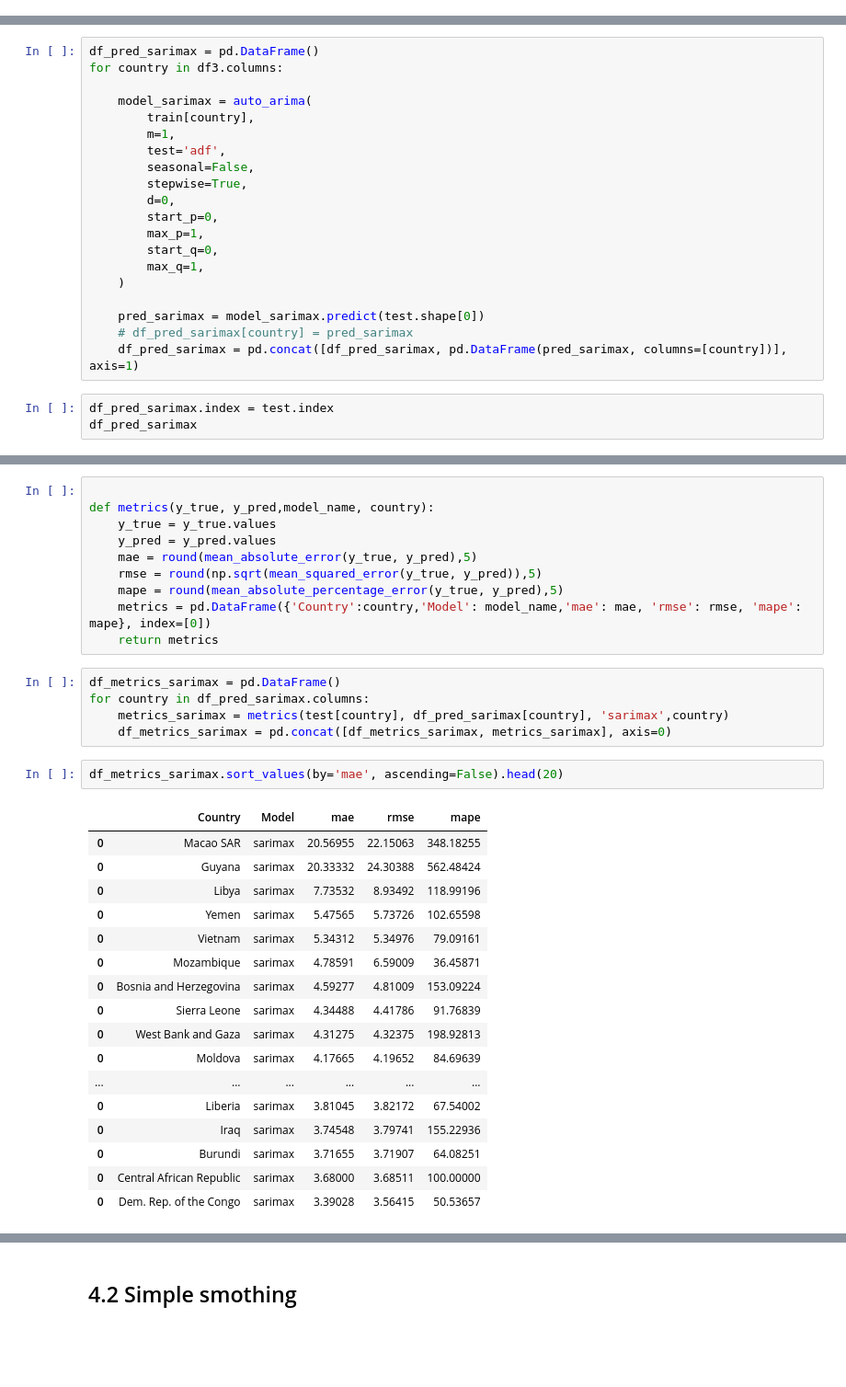
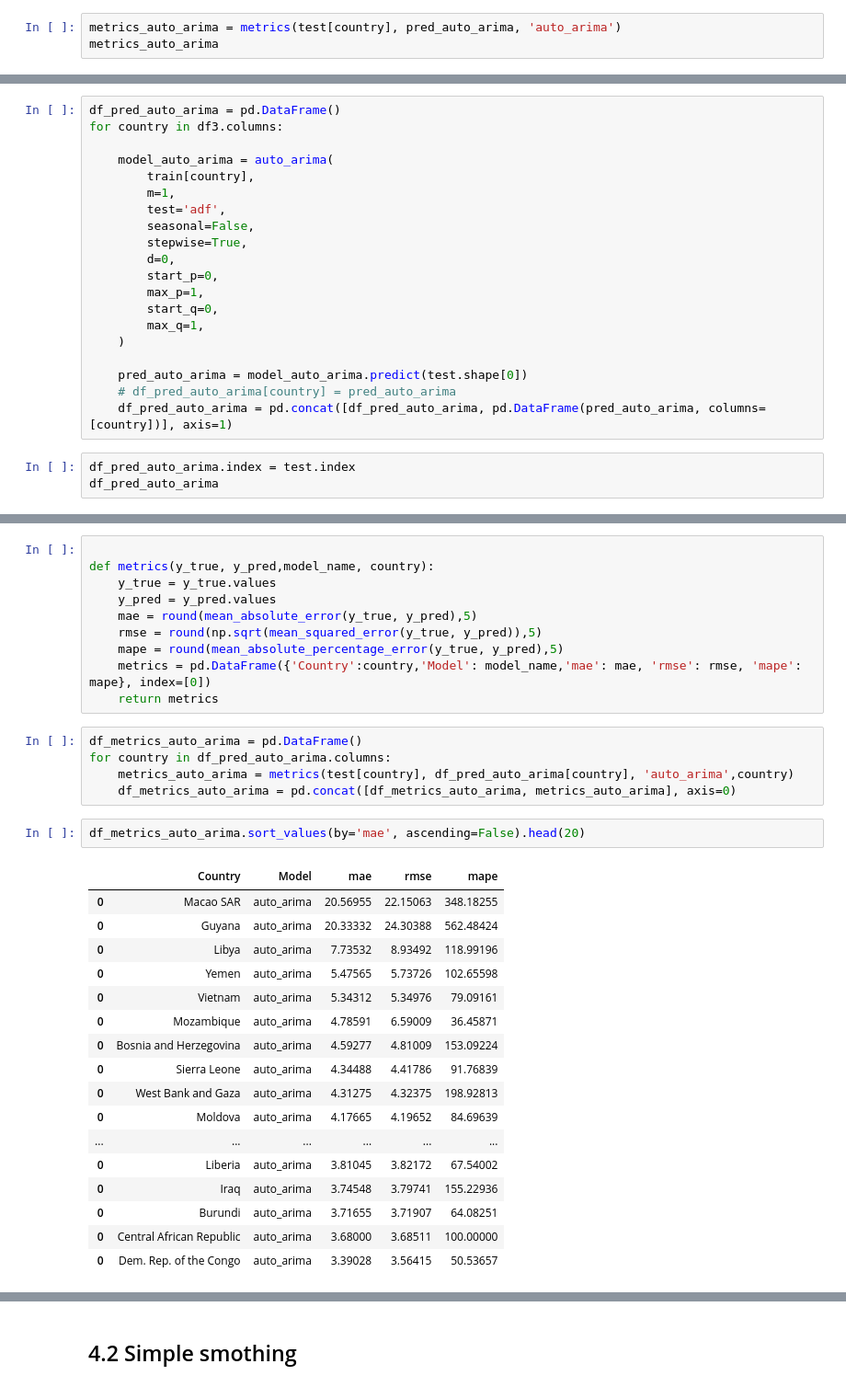
Before and after one commit to lavinomenezes/Desafio_DS_Series_Temporais, a Jupyter notebook: notebooks/desafio_ds_v01_time_series_analyses.ipynb, the cells around one changed output, grey strips where cells are left out. Shown at 92% size. Cells and saved outputs as stored; diff of their text form; blank space fills up the shorter version.

```diff
--- a/notebooks/desafio_df_v01_time_series_analyses.ipynb
+++ b/notebooks/desafio_ds_v01_time_series_analyses.ipynb
@@ -477,0 +457,3 @@ metrics_sarimax
+# %%
+metrics_auto_arima = metrics(test[country], pred_auto_arima, 'auto_arima')
+metrics_auto_arima
@@ -584,8 +580,8 @@ test = df3[-test_years:]
 # %%
-df_pred_sarimax = pd.DataFrame()
+df_pred_auto_arima = pd.DataFrame()
 for country in df3.columns:
 
-    model_sarimax = auto_arima(
+    model_auto_arima = auto_arima(
         train[country],
         m=1,
         test='adf',
@@ -598,12 +594,12 @@ for country in df3.columns:
         max_q=1,
     )
 
-    pred_sarimax = model_sarimax.predict(test.shape[0])
-    # df_pred_sarimax[country] = pred_sarimax
-    df_pred_sarimax = pd.concat([df_pred_sarimax, pd.DataFrame(pred_sarimax, columns=[country])], axis=1)
+    pred_auto_arima = model_auto_arima.predict(test.shape[0])
+    # df_pred_auto_arima[country] = pred_auto_arima
+    df_pred_auto_arima = pd.concat([df_pred_auto_arima, pd.DataFrame(pred_auto_arima, columns=[country])], axis=1)
 # %%
-df_pred_sarimax.index = test.index
-df_pred_sarimax
+df_pred_auto_arima.index = test.index
+df_pred_auto_arima
 # %% [output]
 |  | Afghanistan | Albania | Algeria | Andorra | Angola | Antigua and Barbuda | Argentina | Armenia | Aruba | ... |
 | year |  |  |  |  |  |  |  |  |  | ... |
@@ -624,28 +620,28 @@ def metrics(y_true, y_pred,model_name, country):
     metrics = pd.DataFrame({'Country':country,'Model': model_name,'mae': mae, 'rmse': rmse, 'mape': mape}, index=[0])
     return metrics
 # %%
-df_metrics_sarimax = pd.DataFrame()
-for country in df_pred_sarimax.columns:
-    metrics_sarimax = metrics(test[country], df_pred_sarimax[country], 'sarimax',country)
-    df_metrics_sarimax = pd.concat([df_metrics_sarimax, metrics_sarimax], axis=0)
+df_metrics_auto_arima = pd.DataFrame()
+for country in df_pred_auto_arima.columns:
+    metrics_auto_arima = metrics(test[country], df_pred_auto_arima[country], 'auto_arima',country)
+    df_metrics_auto_arima = pd.concat([df_metrics_auto_arima, metrics_auto_arima], axis=0)
 # %%
-df_metrics_sarimax.sort_values(by='mae', ascending=False).head(20)
+df_metrics_auto_arima.sort_values(by='mae', ascending=False).head(20)
 # %% [output]
 |  | Country | Model | mae | rmse | mape |
-| 0 | Macao SAR | sarimax | 20.56955 | 22.15063 | 348.18255 |
-| 0 | Guyana | sarimax | 20.33332 | 24.30388 | 562.48424 |
-| 0 | Libya | sarimax | 7.73532 | 8.93492 | 118.99196 |
-| 0 | Yemen | sarimax | 5.47565 | 5.73726 | 102.65598 |
-| 0 | Vietnam | sarimax | 5.34312 | 5.34976 | 79.09161 |
-| 0 | Mozambique | sarimax | 4.78591 | 6.59009 | 36.45871 |
-| 0 | Bosnia and Herzegovina | sarimax | 4.59277 | 4.81009 | 153.09224 |
-| 0 | Sierra Leone | sarimax | 4.34488 | 4.41786 | 91.76839 |
-| 0 | West Bank and Gaza | sarimax | 4.31275 | 4.32375 | 198.92813 |
-| 0 | Moldova | sarimax | 4.17665 | 4.19652 | 84.69639 |
+| 0 | Macao SAR | auto_arima | 20.56955 | 22.15063 | 348.18255 |
+| 0 | Guyana | auto_arima | 20.33332 | 24.30388 | 562.48424 |
+| 0 | Libya | auto_arima | 7.73532 | 8.93492 | 118.99196 |
+| 0 | Yemen | auto_arima | 5.47565 | 5.73726 | 102.65598 |
+| 0 | Vietnam | auto_arima | 5.34312 | 5.34976 | 79.09161 |
+| 0 | Mozambique | auto_arima | 4.78591 | 6.59009 | 36.45871 |
+| 0 | Bosnia and Herzegovina | auto_arima | 4.59277 | 4.81009 | 153.09224 |
+| 0 | Sierra Leone | auto_arima | 4.34488 | 4.41786 | 91.76839 |
+| 0 | West Bank and Gaza | auto_arima | 4.31275 | 4.32375 | 198.92813 |
+| 0 | Moldova | auto_arima | 4.17665 | 4.19652 | 84.69639 |
 | ... | ... | ... | ... | ... | ... |
-| 0 | Liberia | sarimax | 3.81045 | 3.82172 | 67.54002 |
-| 0 | Iraq | sarimax | 3.74548 | 3.79741 | 155.22936 |
-| 0 | Burundi | sarimax | 3.71655 | 3.71907 | 64.08251 |
-| 0 | Central African Republic | sarimax | 3.68000 | 3.68511 | 100.00000 |
-| 0 | Dem. Rep. of the Congo | sarimax | 3.39028 | 3.56415 | 50.53657 |
+| 0 | Liberia | auto_arima | 3.81045 | 3.82172 | 67.54002 |
+| 0 | Iraq | auto_arima | 3.74548 | 3.79741 | 155.22936 |
+| 0 | Burundi | auto_arima | 3.71655 | 3.71907 | 64.08251 |
+| 0 | Central African Republic | auto_arima | 3.68000 | 3.68511 | 100.00000 |
+| 0 | Dem. Rep. of the Congo | auto_arima | 3.39028 | 3.56415 | 50.53657 |
 # %%
```
Also changed, not shown: parts of 52 cells of this notebook.
